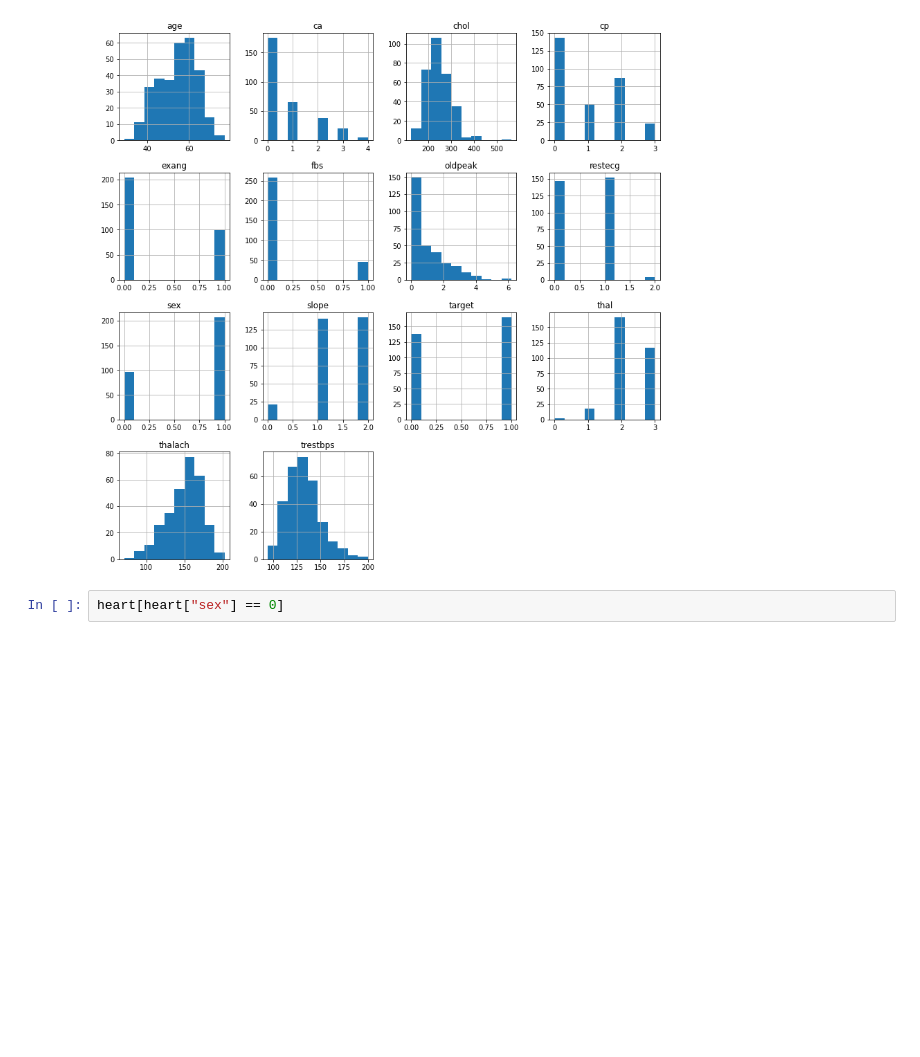
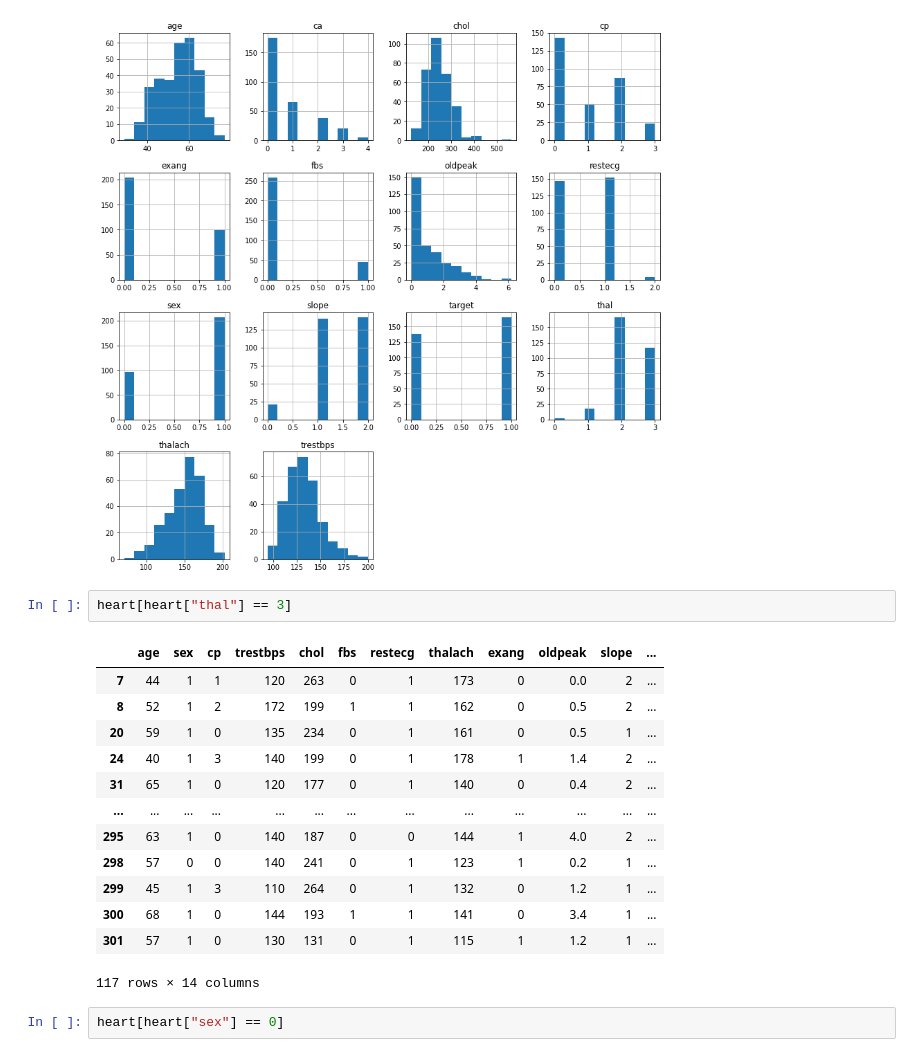
Before and after one commit to sandipan898/Heart_Project_with-ML, a Jupyter notebook: Heart_Disease_Precdiction.ipynb, the cells around one changed output. Cells and saved outputs as stored; diff of their text form; blank space fills up the shorter version.

```diff
--- a/Heart_Disease_Precdiction.ipynb
+++ b/Heart_Disease_Precdiction.ipynb
@@ -63,6 +64,22 @@ heart.hist(figsize=(14,14))
 plt.show()
 # %% [output]
 [figure]
+# %%
+heart[heart["thal"] == 3]
+# %% [output]
+|  | age | sex | cp | trestbps | chol | fbs | restecg | thalach | exang | oldpeak | slope | ... |
+| 7 | 44 | 1 | 1 | 120 | 263 | 0 | 1 | 173 | 0 | 0.0 | 2 | ... |
+| 8 | 52 | 1 | 2 | 172 | 199 | 1 | 1 | 162 | 0 | 0.5 | 2 | ... |
+| 20 | 59 | 1 | 0 | 135 | 234 | 0 | 1 | 161 | 0 | 0.5 | 1 | ... |
+| 24 | 40 | 1 | 3 | 140 | 199 | 0 | 1 | 178 | 1 | 1.4 | 2 | ... |
+| 31 | 65 | 1 | 0 | 120 | 177 | 0 | 1 | 140 | 0 | 0.4 | 2 | ... |
+| ... | ... | ... | ... | ... | ... | ... | ... | ... | ... | ... | ... | ... |
+| 295 | 63 | 1 | 0 | 140 | 187 | 0 | 0 | 144 | 1 | 4.0 | 2 | ... |
+| 298 | 57 | 0 | 0 | 140 | 241 | 0 | 1 | 123 | 1 | 0.2 | 1 | ... |
+| 299 | 45 | 1 | 3 | 110 | 264 | 0 | 1 | 132 | 0 | 1.2 | 1 | ... |
+| 300 | 68 | 1 | 0 | 144 | 193 | 1 | 1 | 141 | 0 | 3.4 | 1 | ... |
+| 301 | 57 | 1 | 0 | 130 | 131 | 0 | 1 | 115 | 1 | 1.2 | 1 | ... |
+117 rows × 14 columns
 # %%
 heart[heart["sex"] == 0]
 # %% [output]
```
Also changed, not shown: parts of 15 cells of this notebook, 9 other files.
